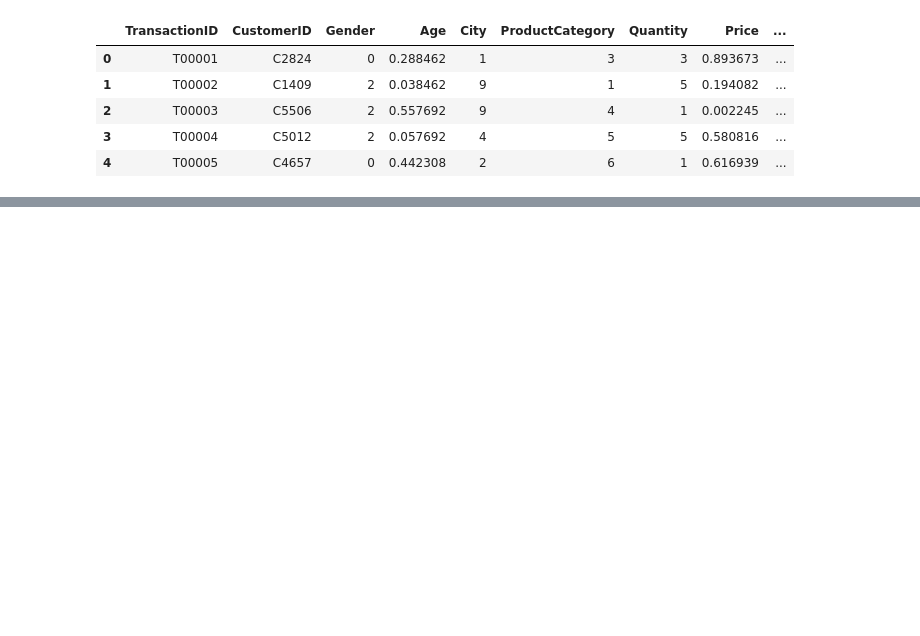
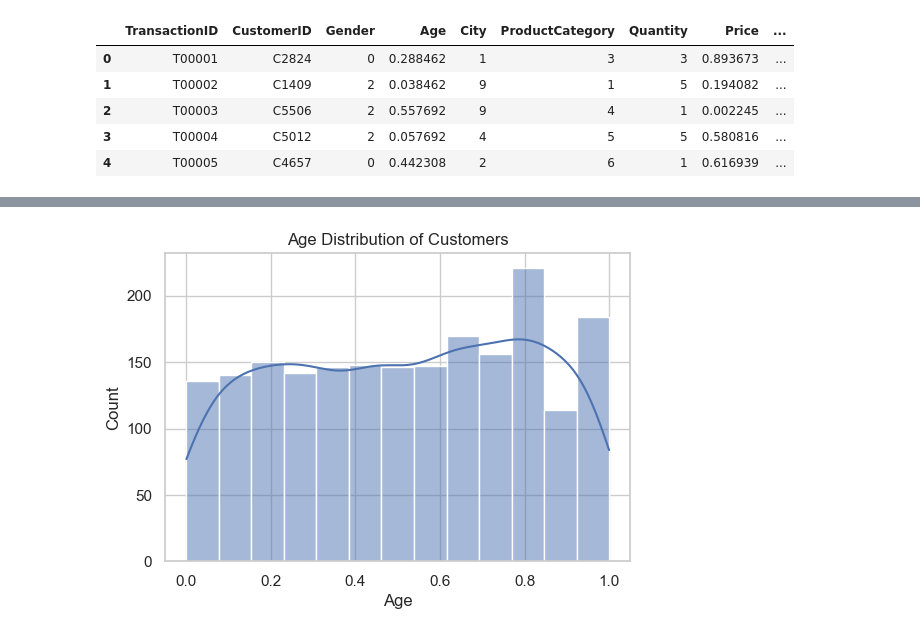
Before and after one commit to Nandhanaa-Mathesvaran/tcs, a Jupyter notebook: tcs.ipynb, the cells around one changed output, grey strips where cells are left out. Cells and saved outputs as stored; diff of their text form; code cells hidden in the pictures; blank space fills up the shorter version.

```diff
--- a/tcs.ipynb
+++ b/tcs.ipynb
@@ -78,6 +86,8 @@ Invalid Quantity/Price rows: 0
 # %%
-df['TotalAmount'] = df['TotalAmount'].fillna(df['Quantity'] * df['Price'])
-
+df['TotalAmount'] = df['Quantity'] * df['Price']
 df['PurchaseDate'] = pd.to_datetime(df['PurchaseDate'], errors='coerce')
 df['Month'] = df['PurchaseDate'].dt.month_name()
 df['DayOfWeek'] = df['PurchaseDate'].dt.day_name()
+bins = [0, 25, 40, 60, 100]
+labels = ['18-25', '26-40', '41-60', '60+']
+df['AgeGroup'] = pd.cut(df['Age'], bins=bins, labels=labels, right=False)
@@ -101,10 +97,7 @@ label_cols = ['Gender', 'City', 'ProductCategory', 'PaymentMode']
 encoder = LabelEncoder()
 
 for col in label_cols:
-    df[col] = encoder.fit_transform(df[col])
+    df[col] = encoder.fit_transform(df[col].astype(str))
 
 scaler = MinMaxScaler()
-num_cols = ['Age', 'Price', 'TotalAmount']
-
-df[num_cols] = scaler.fit_transform(df[num_cols])
-print("\nData Types After Transformation:\n", df.dtypes)
+df[['Age', 'Price', 'TotalAmount']] = scaler.fit_transform(df[['Age', 'Price', 'TotalAmount']])
@@ -249,23 +112,0 @@ plt.show()
-# %%
-
-bins = [0, 18, 25, 35, 45, 55, 65, 100]
-labels = ['0-18','19-25','26-35','36-45','46-55','56-65','66+']
-df['AgeGroup'] = pd.cut(df['Age'], bins=bins, labels=labels)
-
-avg_spend = df.groupby('AgeGroup')['TotalAmount'].mean()
-avg_spend.plot(kind='bar', figsize=(8,5), title='Average Spend per Customer by Age Group', color="#2C3E50")
-plt.ylabel('Average Spend')
-plt.show()
-
-city_sales = df.groupby('City')['TotalAmount'].sum().sort_values(ascending=False)
-city_sales.plot(kind='bar', figsize=(10,5), title='City-wise Revenue Contribution', color="#2C3E50")
-plt.ylabel('Total Revenue')
-plt.show()
-
-heat_data = df.pivot_table(index='ProductCategory', columns='PaymentMode', values='TotalAmount', aggfunc='sum', fill_value=0)
-plt.figure(figsize=(10,6))
-sns.heatmap(heat_data, annot=True, fmt='.0f', cmap='YlGnBu')
-plt.title('Heatmap of Product Category vs Payment Mode')
-plt.ylabel('Product Category')
-plt.xlabel('Payment Mode')
-plt.show()
@@ -275,0 +133,9 @@ plt.show()
+# %%
+sns.set(style="whitegrid")
+# %%
+plt.figure(figsize=(6,4))
+sns.histplot(df['Age'], kde=True)
+plt.title('Age Distribution of Customers')
+plt.show()
+# %% [output]
+[figure, added]
```
Also changed, not shown: parts of 23 cells of this notebook.
